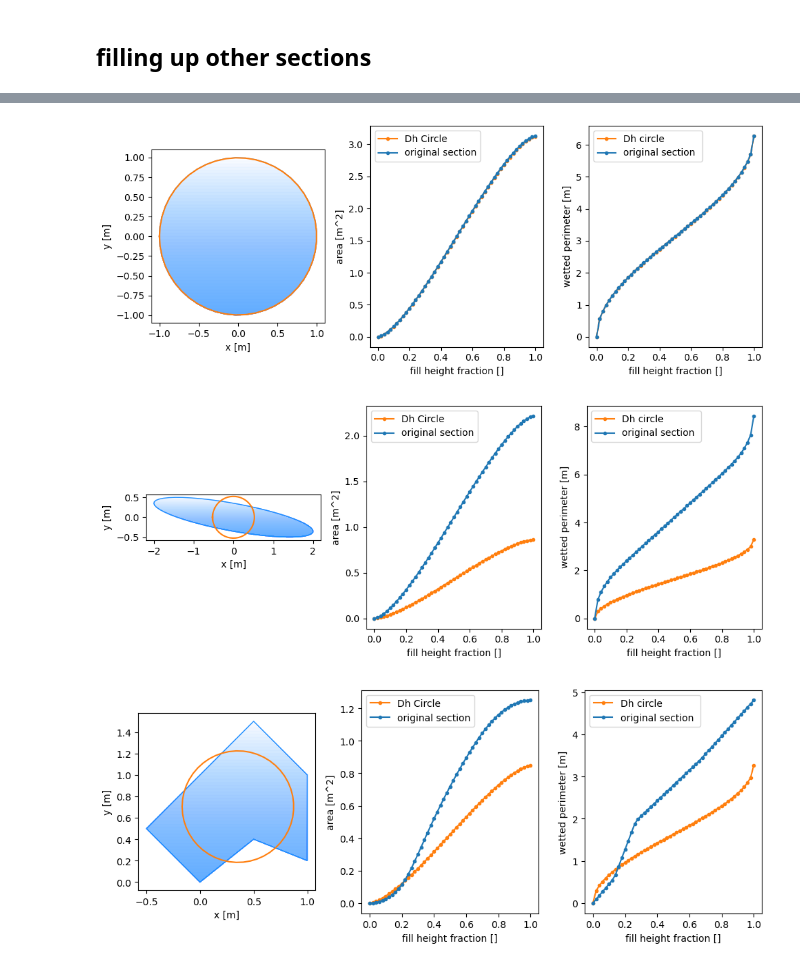
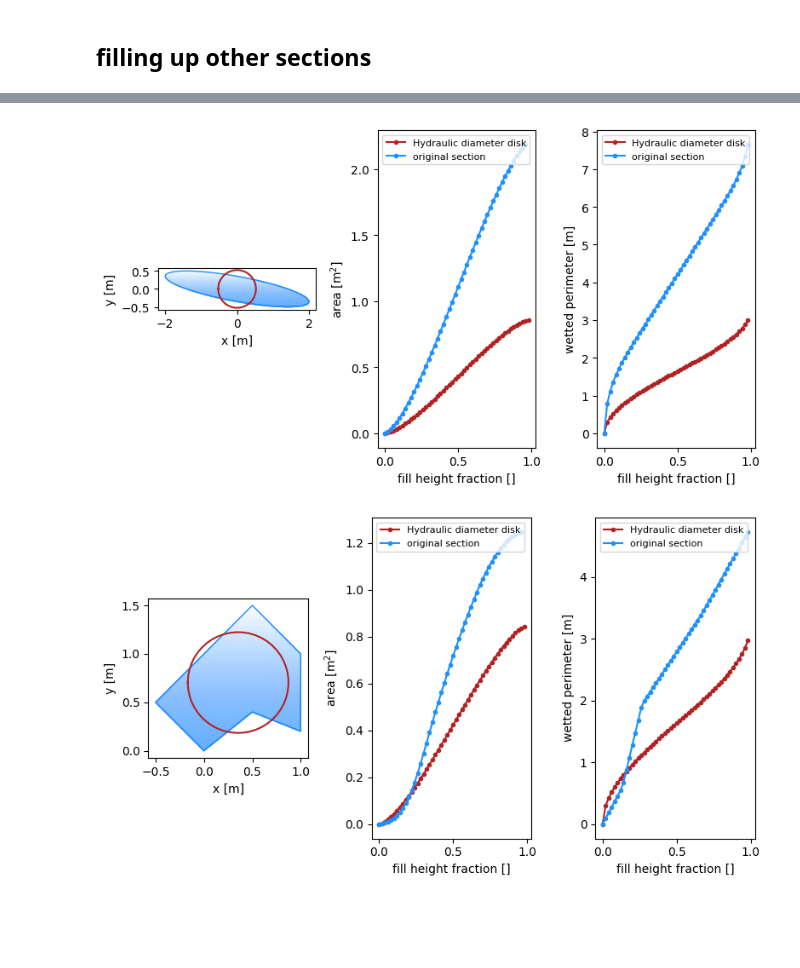
Before and after one commit to ERC-Karst/pc-centrelines, a Jupyter notebook: notebooks/FillingUpStateFunctions.ipynb, the cells around one changed output, grey strips where cells are left out. Saved outputs shown, nothing was run; the diff lists cells and outputs as text; code cells hidden in the pictures; blank space fills up the shorter version.

```diff
--- a/notebooks/FillingUpStateFunctions.ipynb
+++ b/notebooks/FillingUpStateFunctions.ipynb
@@ -0,0 +47,6 @@
+# %%
+## import the processing parameters.
+
+with open(f"./data/{ID}_{CONDUIT_NAME}/{CONDUIT_NAME}_processing.yaml", "r") as f:
+    pro_p = yaml.safe_load(f)
+    f.close()
@@ -0,0 +193,21 @@
+# %%
+# start and end points.
+P1 = ct_nodes_lbc[0]
+P2 = ct_nodes_lbc[-1]
+
+fig, ax = plt.subplots(figsize = (10, 10))
+
+ax.scatter(*ct_nodes_lbc[:, [0, 2]].T, **node_kwargs, label = "nodes")
+ax.plot(*ct_nodes_lbc[:, [0, 2]].T, **ct_kwargs, label= "LBC based centreline")
+ax.scatter(*data.centroids[::50, [0, 2]].T, **mesh_kwargs, label= "mesh face centroids")
+ax.scatter(*P1[[0, 2]], **start_kwargs)
+ax.scatter(*P2[[0, 2]], **end_kwargs)
+
+for section_3d in sections_3d:
+     ax.plot(*section_3d[:, [0,2]].T, color = "dodgerblue")
+
+ax.set_aspect("equal")
+ax.legend()
+ax.set_xlabel("x [m]")
+ax.set_ylabel("z [m]")
+plt.show()
@@ -207,0 +530,4 @@ _ = plot_section_by_fill_fraction2(ellipse_with_small_trench, fill_fractions, ".
+# %%
+ellipse_with_small_trench = deepen_ellipse(1, 2, 3, 0.5)
+fill_fractions = np.linspace(0, 1, 101)
+out = fill_section(ellipse_with_small_trench, fill_fractions,  showfig=True ,show_circle=True)
@@ -243,16 +577,11 @@ _ = plot_section_by_fill_fraction2(square2, fill_fractions, "./temp/remplissage/
 # %%
-section_circ = np.array([np.cos(np.linspace(-np.pi, np.pi)), np.sin(np.linspace(-np.pi, np.pi))]).T
-_ = plot_section_by_fill_fraction2(section_circ, fill_fractions,  "./temp/remplissage/test_cercle_plein.png", show_circle=True)
+section_ellipse = np.array([2*np.cos(np.pi / 4 + np.linspace(-np.pi, np.pi)), 1/2*np.sin(np.linspace(-np.pi, np.pi))]).T
+_ = fill_section(section_ellipse, fill_fractions,  showfig=True ,show_circle=True)
 # %% [output]
-[figure, old version]
+[figure, new version]
-# %%
-section_ellipse = np.array([2*np.cos(np.pi / 4 + np.linspace(-np.pi, np.pi)), 1/2*np.sin(np.linspace(-np.pi, np.pi))]).T
-_ = plot_section_by_fill_fraction2(section_ellipse, fill_fractions, show_circle=True)
-# %% [output]
-[figure, removed]
 # %%
 section = np.array([[0,0], [0.5, 0.4],[1,0.2],[1,1],[0.5,1.5],[0, 1],[-0.5, 0.5]])
 
-_ = plot_section_by_fill_fraction2(section, fill_fractions, show_circle=True)
+_ = fill_section(section, fill_fractions,  showfig=True ,show_circle=True)
 # %% [output]
-[figure, old version]
+[figure, new version]
```
Also changed, not shown: parts of 63 cells of this notebook, 9 other files.
